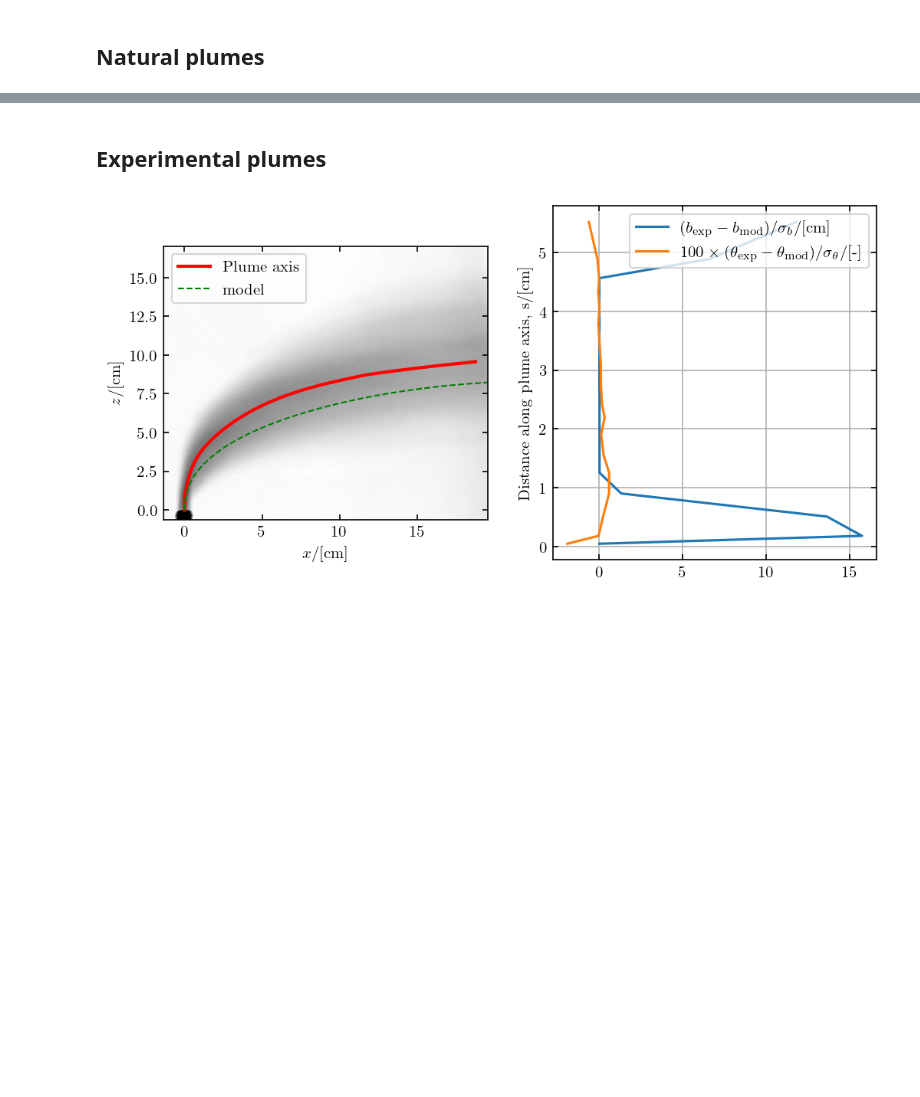
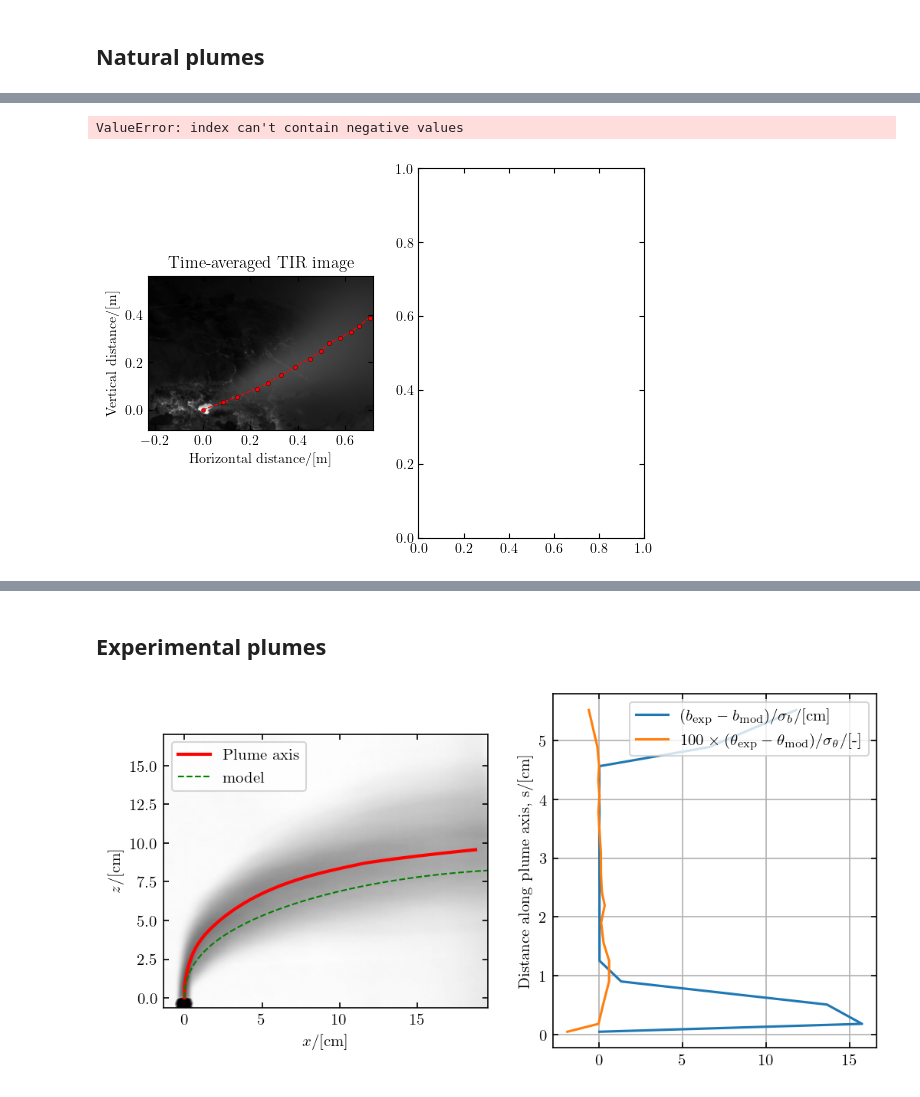
Before and after one commit to djessop/fumarole_plume_model, a Jupyter notebook: plume_analyser_real_plume.ipynb, the cells around one changed output, grey strips where cells are left out. Drawn from its saved outputs; the diff is of its cells as text; code cells hidden in the pictures; blank space fills up the shorter version.

```diff
--- a/plume_analyser_real_plume.ipynb
+++ b/plume_analyser_real_plume.ipynb
@@ -349,3 +348,11 @@ mpl.rcParams['image.cmap'] = 'gray'
+# %%
+date = '2018-03-27'
+site = 'CSC'
+
+plume_analysis(date, site)
+# %% [output]
+ValueError: index can't contain negative values
+[figure, added]
 # %%
 # # DO NOT CHANGE THESE VALUES
 # # 2018-03-05 ONLY !!!
```
Also changed, not shown: parts of 11 cells of this notebook, 1 other file.
